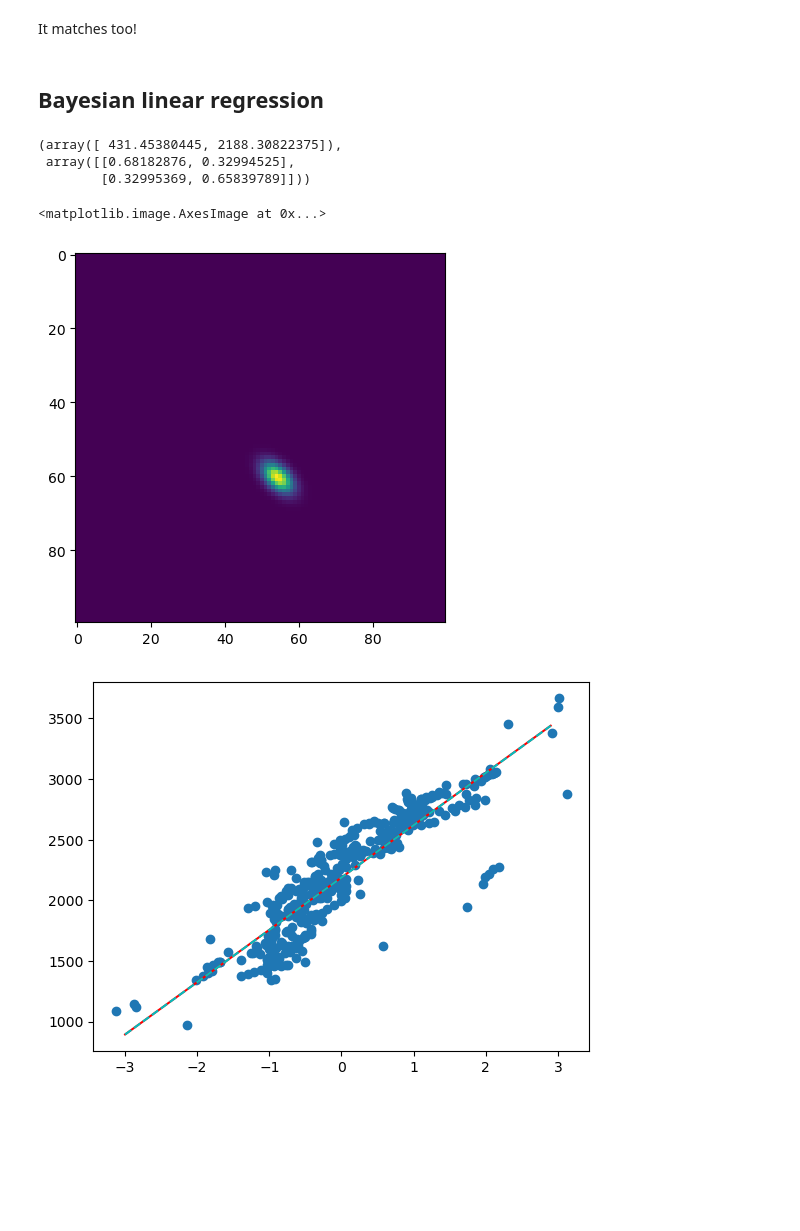
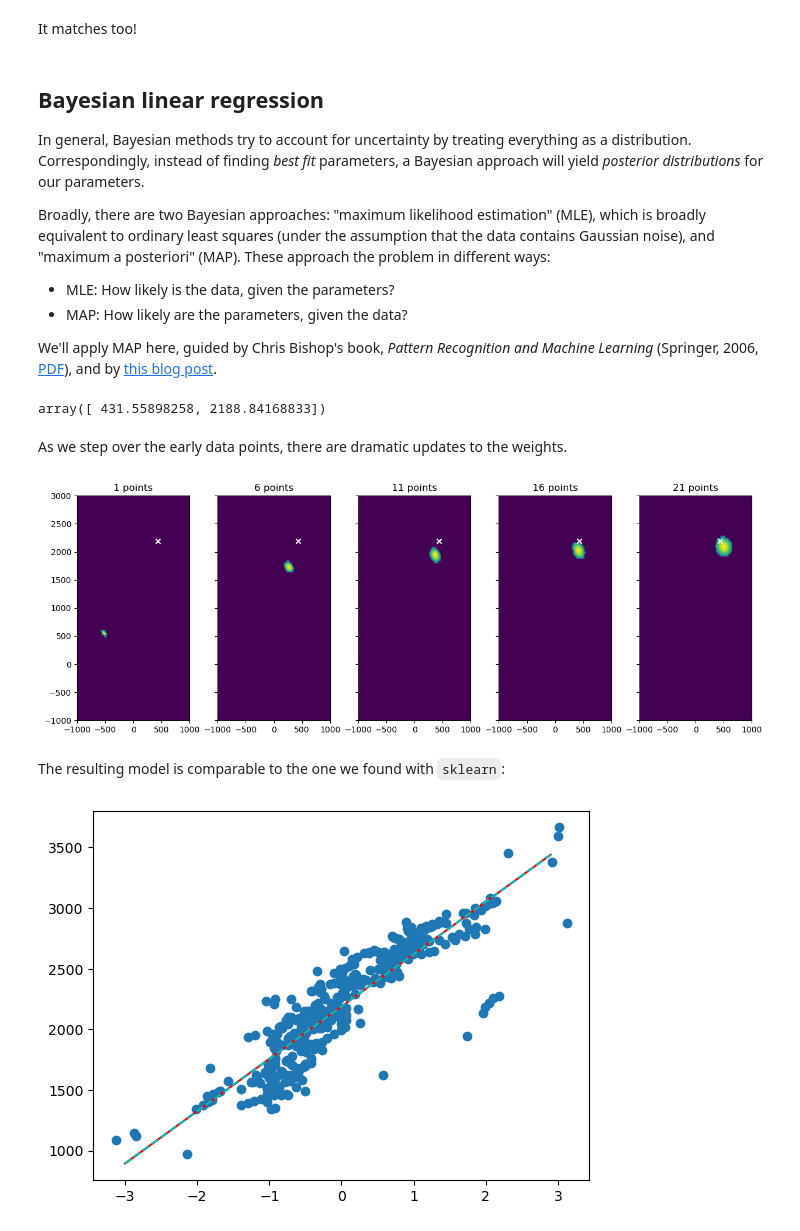
Before and after one commit to kwinkunks/chrestomathy, a Jupyter notebook: notebooks/Linear_regression.ipynb, the cells around one changed output. Cells and saved outputs as stored; diff of their text form; code cells hidden in the pictures; blank space fills up the shorter version.

Commit message:
bayesian example seems reasonable

```diff
--- a/notebooks/Linear_regression.ipynb
+++ b/notebooks/Linear_regression.ipynb
@@ -425,57 +422,70 @@ b = 2188.605
 # %% [markdown]
 It matches too!
-# %% [markdown]
-## Bayesian linear regression
+# %% [markdown]
+## Bayesian linear regression
+
+In general, Bayesian methods try to account for uncertainty by treating everything as a distribution. Correspondingly, instead of finding _best fit_ parameters, a Bayesian approach will yield _posterior distributions_ for our parameters.
+
+Broadly, there are two Bayesian approaches: "maximum likelihood estimation" (MLE), which is broadly equivalent to ordinary least squares (under the assumption that the data contains Gaussian noise), and "maximum a posteriori" (MAP). These approach the problem in different ways:
+
+- MLE: How likely is the data, given the parameters?
+- MAP: How likely are the parameters, given the data?
+
+We'll apply MAP here, guided by Chris Bishop's book, _Pattern Recognition and Machine Learning_ (Springer, 2006, [PDF](https://www.microsoft.com/en-us/research/uploads/prod/2006/01/Bishop-Pattern-Recognition-and-Machine-Learning-2006.pdf)), and by [this blog post](https://brunomaga.github.io/Bayesian-Linear-Regression).
 # %%
 N, M = X_.shape
 alpha = 1  # Init.
-beta = 10   # Init.
+beta = 1   # Initialize as 1/variance.
 mean = np.zeros(M)
 lamda = 1e-6  # Regularization.
 
-weights = []
+snaps = []  # Capture the first guess in each loop.
 
-for _ in range(200):
-    cov_inv_0 = np.identity(M) / alpha
-    for xi, yi in zip(X_, y):
+for iteration in range(2):
+    weights = []
+    S_0_inv = np.identity(M) / alpha
+    for i, (xi, yi) in enumerate(zip(X_, y)):
 
         # Update the (inverse) covariance, Bishop's equation 3.51.
-        cov_inv_N = cov_inv_0 + beta * np.outer(xi, xi)
+        S_N_inv = S_0_inv + beta * np.outer(xi, xi)
 
         # Update the mean, Bishop's equation 3.50.
-        cov_N = la.inv(cov_inv_N)
-        mean = cov_N @ (cov_inv_0 @ mean + beta * xi * yi)
-        cov_inv_0 = cov_inv_N
+        S_N = la.inv(S_N_inv)
+        mean = S_N @ (S_0_inv @ mean + beta * xi * yi)
+        S_0_inv = S_N_inv
 
-        weights.append((mean, cov))
+        weights.append((mean, S_N_inv))
 
-    # Update alpha and beta
-    Ew = 0.5 * mean @ mean
-    Ed = lamda * Ew
-    alpha = M / (2 * Ew * mean)
-    beta = N / (2 * Ed * mean)
+        # Snapshot early iterations for plotting later.
+        if iteration == 0 and i % 5 == 0:
+            snaps.append((i, ) + weights[-1])
 
-weights[-1]
+# Final coefficients:
+weights[-1][0]
 # %% [output]
-(array([ 431.45380445, 2188.30822375]),
- array([[0.68182876, 0.32994525],
-        [0.32995369, 0.65839789]]))
+array([ 431.55898258, 2188.84168833])
+# %% [markdown]
+As we step over the early data points, there are dramatic updates to the weights.
 # %%
 from scipy import stats
 
-m, s = weights[400]
+fig, axs = plt.subplots(ncols=5, sharey=True, figsize=(15, 5))
 
-cov = np.linalg.inv(cov_inv)
-dist = stats.multivariate_normal(mean=m, cov=s)
+for ax, (i, mean, S_N_inv) in zip(axs, snaps[:5]):
 
-w = np.linspace(415, 445, 100)
-b = np.linspace(2170, 2200, 100)
-W = np.dstack(np.meshgrid(w, b))
-pdf = dist.pdf(W)
+    S_N = np.linalg.inv(S_N_inv)
+    dist = stats.multivariate_normal(mean=mean, cov=S_N_inv)
 
-import matplotlib.pyplot as plt
-plt.imshow(pdf)
+    w = np.linspace(-1000, 1000, 100)
+    b = np.linspace(-1000, 3000, 100)
+    W = np.dstack(np.meshgrid(w, b))
+    pdf = dist.pdf(W)
+
+    ax.imshow(pdf**0.001, origin='lower', extent=[-1000, 1000, -1000, 3000])
+    ax.scatter(*weights[-1][0], marker='x', c='w')
+    ax.set_title(f'{i+1} points')
 # %% [output]
-<matplotlib.image.AxesImage at 0x...>
-[figure, old version]
+[figure, new version]
+# %% [markdown]
+The resulting model is comparable to the one we found with `sklearn`:
 # %%
```
Also changed, not shown: parts of 20 cells of this notebook.
